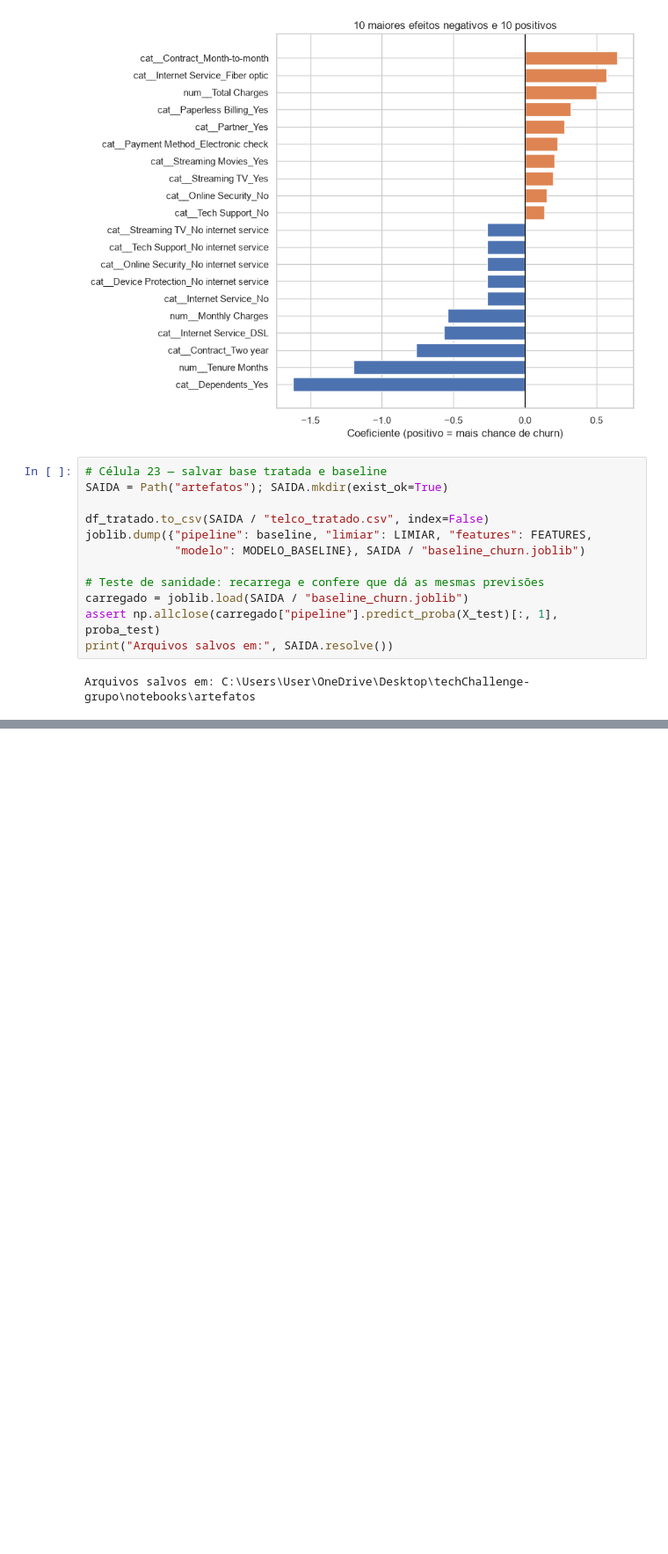
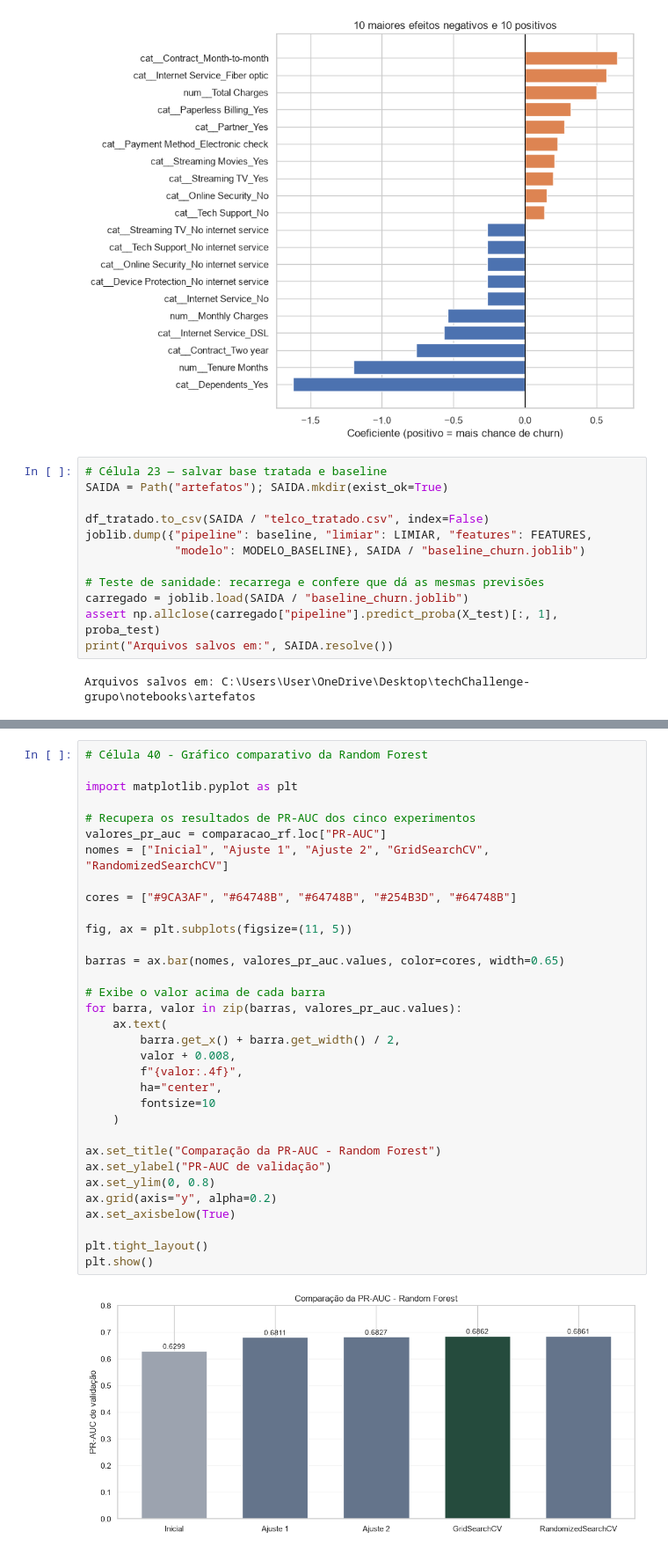
Before and after one commit to Bzrperes/techChallenge, a Jupyter notebook: notebooks/TechChallenge.ipynb, the cells around one changed output, grey strips where cells are left out. Shown at 88% size. Cells and saved outputs as stored; diff of their text form; blank space fills up the shorter version.

```diff
--- a/notebooks/TechChallenge.ipynb
+++ b/notebooks/TechChallenge.ipynb
@@ -699,0 +1406,35 @@ Arquivos salvos em: C:\Users\User\OneDrive\Desktop\techChallenge-grupo\notebooks
+# %%
+# Célula 40 - Gráfico comparativo da Random Forest
+
+import matplotlib.pyplot as plt
+
+# Recupera os resultados de PR-AUC dos cinco experimentos
+valores_pr_auc = comparacao_rf.loc["PR-AUC"]
+nomes = ["Inicial", "Ajuste 1", "Ajuste 2", "GridSearchCV", "RandomizedSearchCV"]
+
+cores = ["#9CA3AF", "#64748B", "#64748B", "#254B3D", "#64748B"]
+
+fig, ax = plt.subplots(figsize=(11, 5))
+
+barras = ax.bar(nomes, valores_pr_auc.values, color=cores, width=0.65)
+
+# Exibe o valor acima de cada barra
+for barra, valor in zip(barras, valores_pr_auc.values):
+    ax.text(
+        barra.get_x() + barra.get_width() / 2,
+        valor + 0.008,
+        f"{valor:.4f}",
+        ha="center",
+        fontsize=10
+    )
+
+ax.set_title("Comparação da PR-AUC - Random Forest")
+ax.set_ylabel("PR-AUC de validação")
+ax.set_ylim(0, 0.8)
+ax.grid(axis="y", alpha=0.2)
+ax.set_axisbelow(True)
+
+plt.tight_layout()
+plt.show()
+# %% [output]
+[figure, added]
```
Also changed, not shown: parts of 46 cells of this notebook, 19 other files.
